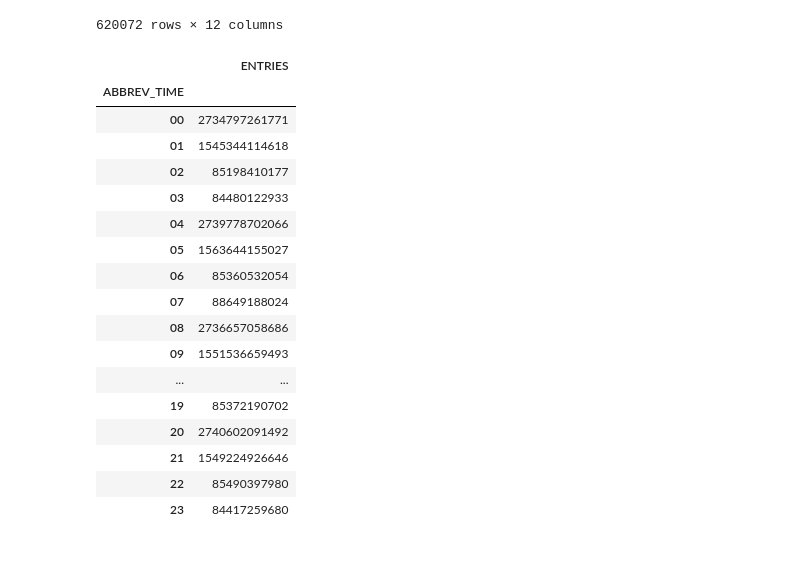
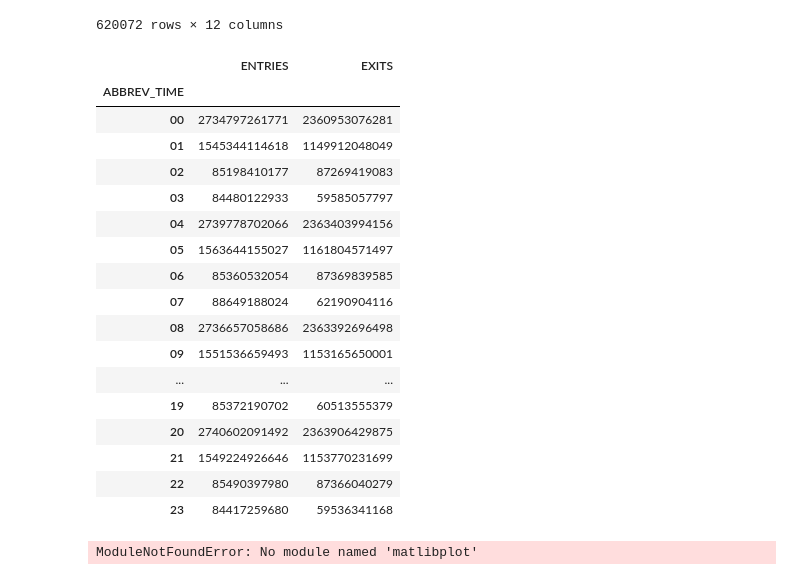
Before and after one commit to manyshapes/MTA-Ridership-Time-Analysis, a Jupyter notebook: MTA-brian.ipynb, the cells around one changed output. Saved outputs shown, nothing was run; the diff lists cells and outputs as text; code cells hidden in the pictures.

Commit message:
includes breakdown of entries and exits

```diff
--- a/MTA-brian.ipynb
+++ b/MTA-brian.ipynb
@@ -176,24 +176,30 @@ df
 | 206661 | TRAM2 | R469 | 00-05-01 | RIT-ROOSEVELT | R | RIT | 06/12/2020 | 21:00:00 | REGULAR | 5554 | 514 | ... |
 620072 rows × 12 columns
 # %%
-# Aggregation of ENTRIES by ABBREV_TIME; it works!
-df.groupby('ABBREV_TIME')[['ENTRIES']].sum()
+# Aggregation of ENTRIES and EXITS by ABBREV_TIME; it works!
+df.groupby('ABBREV_TIME')[['ENTRIES','EXITS                                                               ']].sum()
 # %% [output]
-|  | ENTRIES |
-| ABBREV_TIME |  |
-| 00 | 2734797261771 |
-| 01 | 1545344114618 |
-| 02 | 85198410177 |
-| 03 | 84480122933 |
-| 04 | 2739778702066 |
-| 05 | 1563644155027 |
-| 06 | 85360532054 |
-| 07 | 88649188024 |
-| 08 | 2736657058686 |
-| 09 | 1551536659493 |
-| ... | ... |
-| 19 | 85372190702 |
-| 20 | 2740602091492 |
-| 21 | 1549224926646 |
-| 22 | 85490397980 |
-| 23 | 84417259680 |
+|  | ENTRIES | EXITS |
+| ABBREV_TIME |  |  |
+| 00 | 2734797261771 | 2360953076281 |
+| 01 | 1545344114618 | 1149912048049 |
+| 02 | 85198410177 | 87269419083 |
+| 03 | 84480122933 | 59585057797 |
+| 04 | 2739778702066 | 2363403994156 |
+| 05 | 1563644155027 | 1161804571497 |
+| 06 | 85360532054 | 87369839585 |
+| 07 | 88649188024 | 62190904116 |
+| 08 | 2736657058686 | 2363392696498 |
+| 09 | 1551536659493 | 1153165650001 |
+| ... | ... | ... |
+| 19 | 85372190702 | 60513555379 |
+| 20 | 2740602091492 | 2363906429875 |
+| 21 | 1549224926646 | 1153770231699 |
+| 22 | 85490397980 | 87366040279 |
+| 23 | 84417259680 | 59536341168 |
+# %%
+import matlibplot as plt
+
+plt.scatter(df.ABBREV_TIME,df.ENTRIES)
+# %% [output]
+ModuleNotFoundError: No module named 'matlibplot'
```
Also changed, not shown: parts of 1 cell of this notebook.
